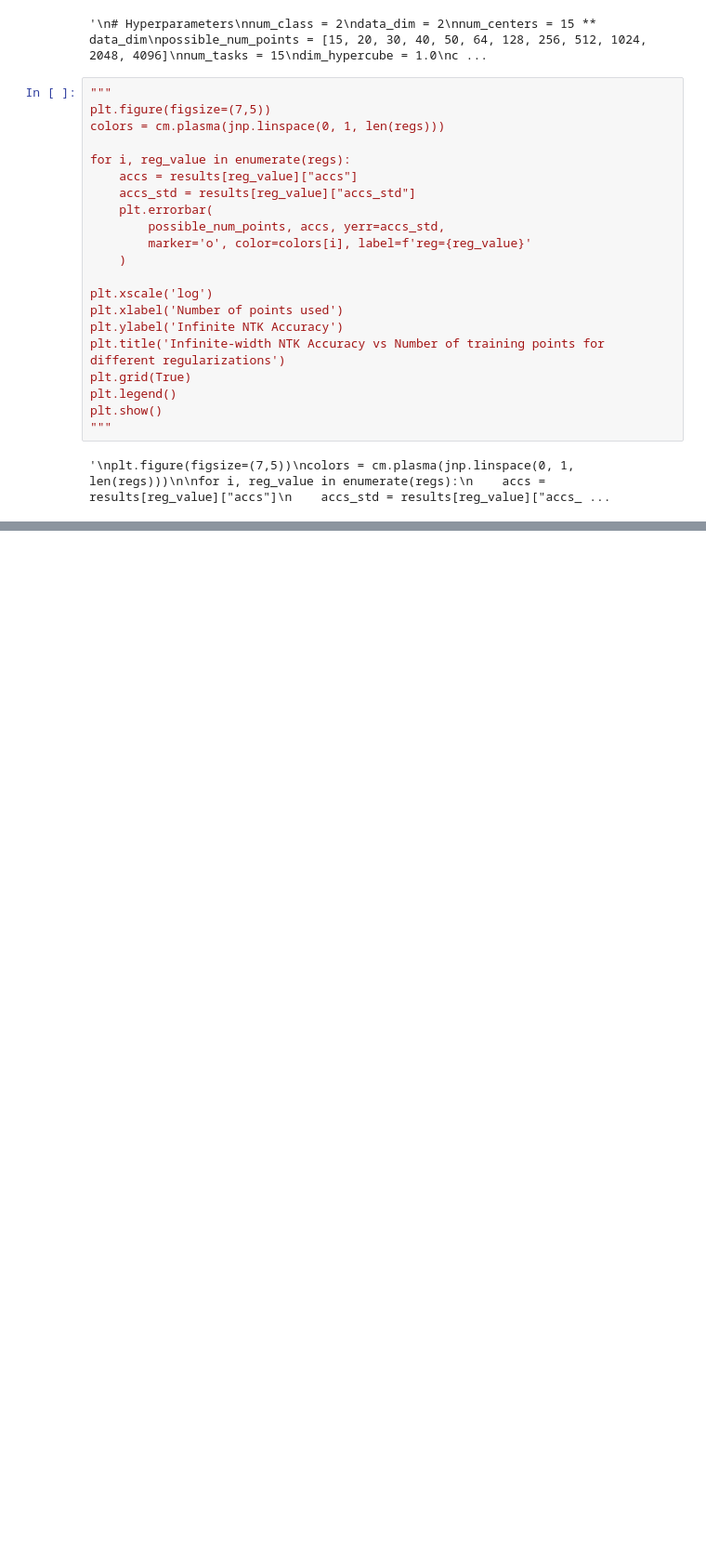
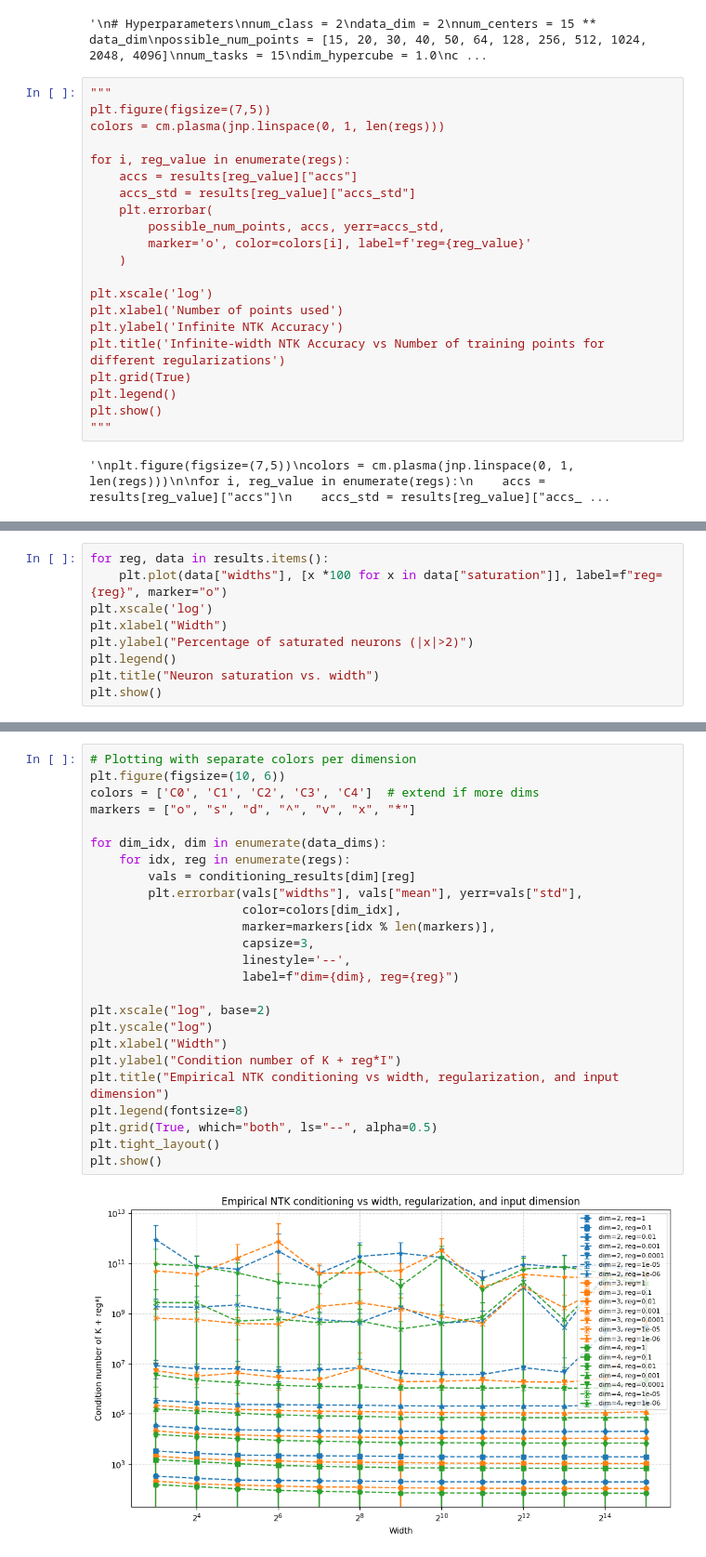
Before and after one commit to burnhamdr/neural-tangents, a Jupyter notebook: notebooks/new_paper/regularization_exp.ipynb, the cells around one changed output, grey strips where cells are left out. Shown at 93% size. Saved outputs shown, nothing was run; the diff lists cells and outputs as text; blank space fills up the shorter version.

```diff
--- a/notebooks/new_paper/regularization_exp.ipynb
+++ b/notebooks/new_paper/regularization_exp.ipynb
@@ -375,3 +632,12 @@ Processing regularization = 0.001
+# %%
+for reg, data in results.items():
+    plt.plot(data["widths"], [x *100 for x in data["saturation"]], label=f"reg={reg}", marker="o")
+plt.xscale('log')
+plt.xlabel("Width")
+plt.ylabel("Percentage of saturated neurons (|x|>2)")
+plt.legend()
+plt.title("Neuron saturation vs. width")
+plt.show()
 # %%
 # Choose a colormap
 colors = plt.cm.plasma(jnp.linspace(0, 1, len(regs)))
@@ -1169,0 +1526,27 @@ Processing regularization = 1e-06
+# %%
+# Plotting with separate colors per dimension
+plt.figure(figsize=(10, 6))
+colors = ['C0', 'C1', 'C2', 'C3', 'C4']  # extend if more dims
+markers = ["o", "s", "d", "^", "v", "x", "*"]
+
+for dim_idx, dim in enumerate(data_dims):
+    for idx, reg in enumerate(regs):
+        vals = conditioning_results[dim][reg]
+        plt.errorbar(vals["widths"], vals["mean"], yerr=vals["std"],
+                     color=colors[dim_idx],
+                     marker=markers[idx % len(markers)],
+                     capsize=3,
+                     linestyle='--',
+                     label=f"dim={dim}, reg={reg}")
+
+plt.xscale("log", base=2)
+plt.yscale("log")
+plt.xlabel("Width")
+plt.ylabel("Condition number of K + reg*I")
+plt.title("Empirical NTK conditioning vs width, regularization, and input dimension")
+plt.legend(fontsize=8)
+plt.grid(True, which="both", ls="--", alpha=0.5)
+plt.tight_layout()
+plt.show()
+# %% [output]
+[figure, added]
```
Also changed, not shown: parts of 12 cells of this notebook, 3 other files.
